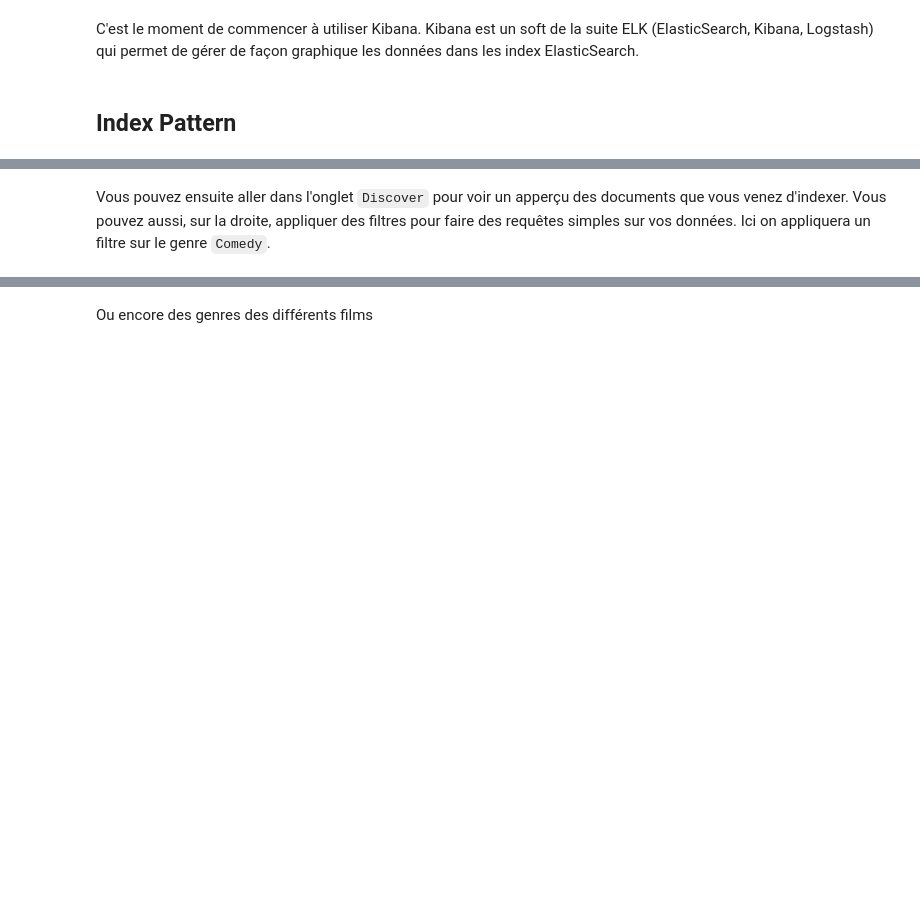
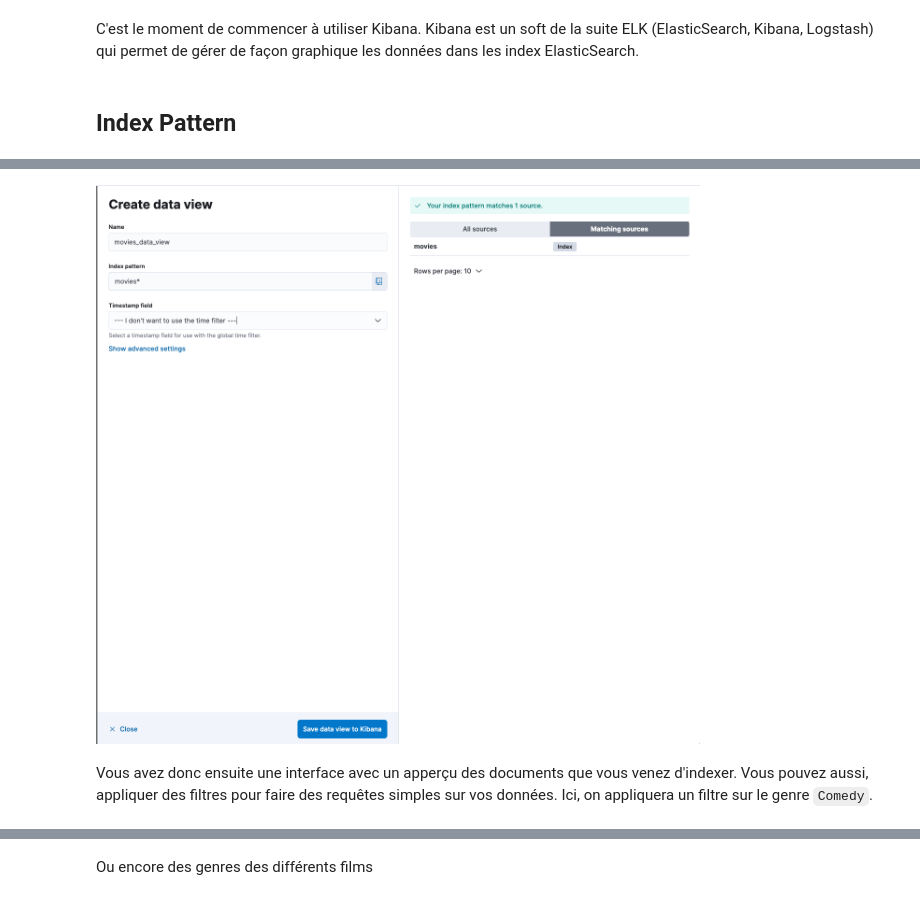
Before and after one commit to DataTrainingOrg/DataEngineerTools, a Jupyter notebook: 5ElasticSearch/Introduction.ipynb, the cells around one changed output, grey strips where cells are left out. Saved outputs shown, nothing was run; the diff lists cells and outputs as text; code cells hidden in the pictures; blank space fills up the shorter version.

```diff
--- a/5ElasticSearch/Introduction.ipynb
+++ b/5ElasticSearch/Introduction.ipynb
@@ -274,5 +272,9 @@ Image("./img/index_pattern.png")
+# %%
+Image("./img/data_view.png")
+# %% [output]
+[figure, added]
 # %% [markdown]
-Vous pouvez ensuite aller dans l'onglet `Discover` pour voir un apperçu des documents que vous venez d'indexer. Vous pouvez aussi, sur la droite, appliquer des filtres pour faire des requêtes simples sur vos données. Ici on appliquera un filtre sur le genre `Comedy`.
+Vous avez donc ensuite une interface avec un apperçu des documents que vous venez d'indexer. Vous pouvez aussi, appliquer des filtres pour faire des requêtes simples sur vos données. Ici, on appliquera un filtre sur le genre `Comedy`.
 # %%
 Image("./img/discover.png")
 # %% [output]
```
Also changed, not shown: parts of 34 cells of this notebook, 8 other files.
